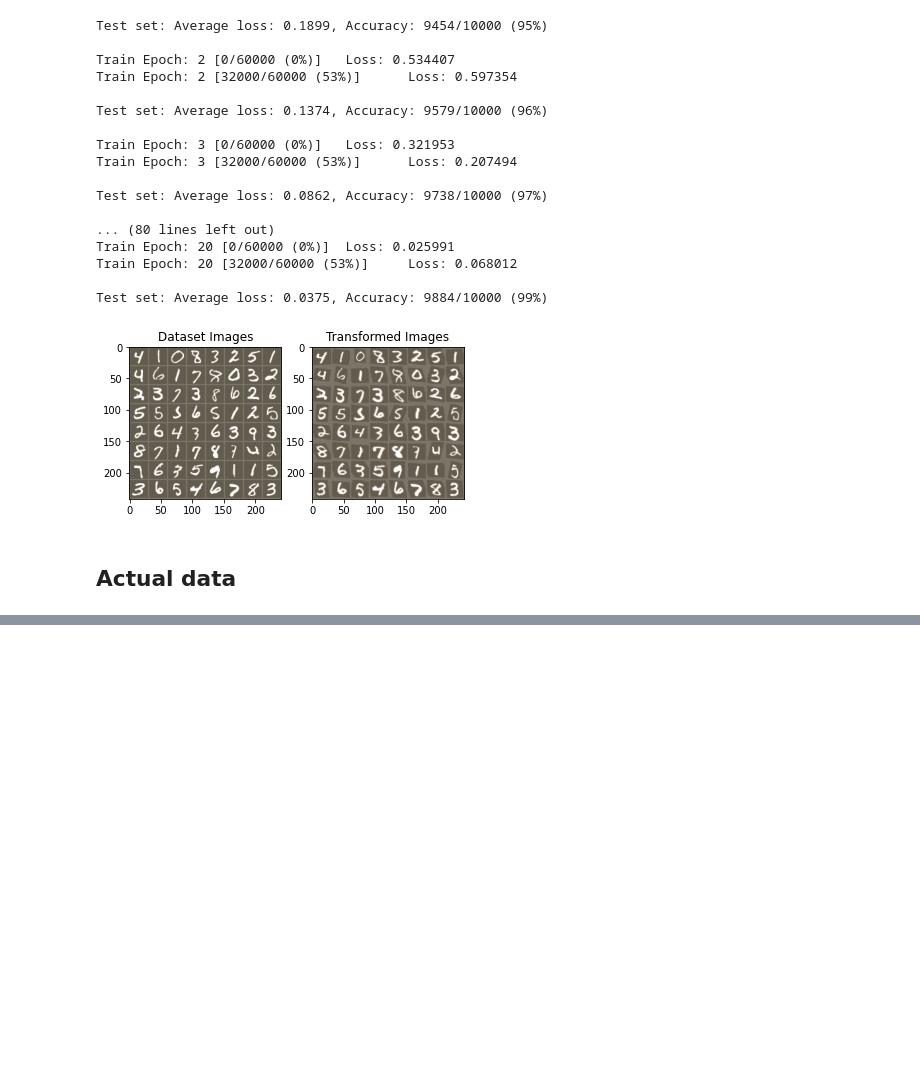
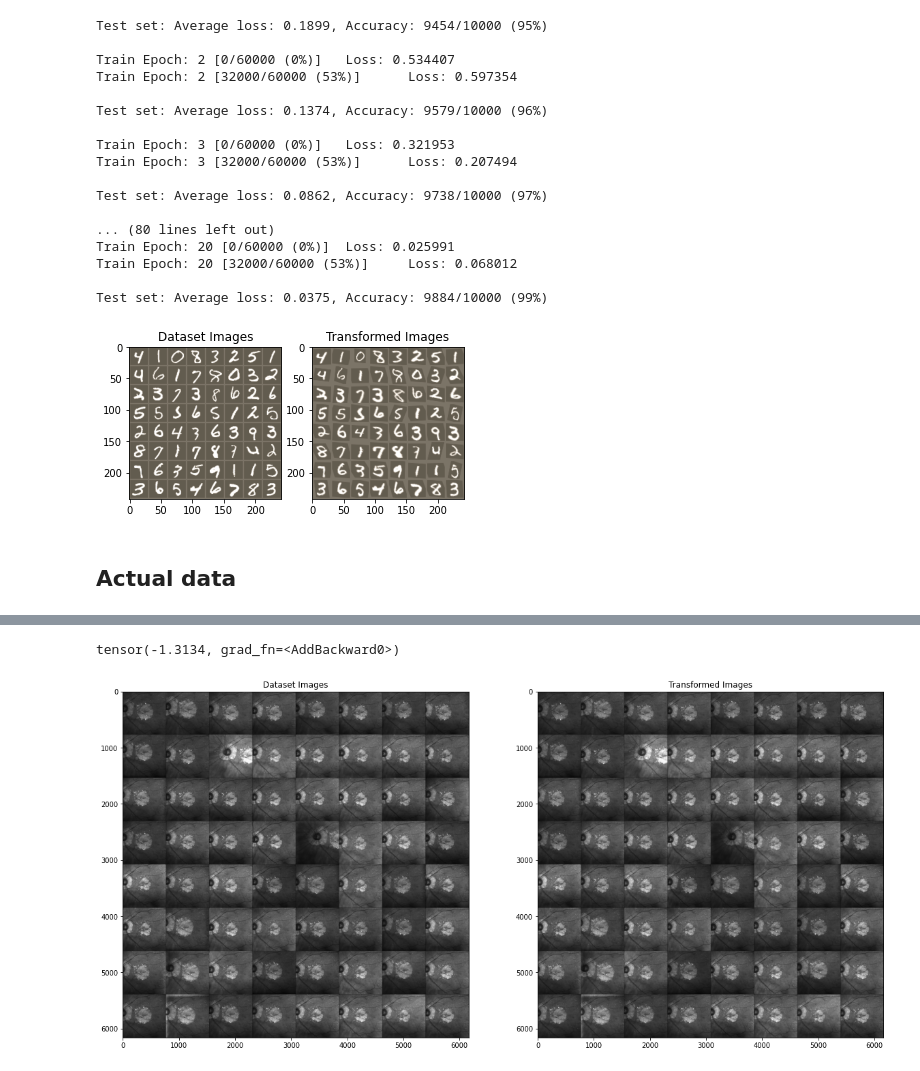
Before and after one commit to charlieoneill11/macuject_registration, a Jupyter notebook: notebooks/stn.ipynb, the cells around one changed output, grey strips where cells are left out. Cells and saved outputs as stored; diff of their text form; code cells hidden in the pictures; blank space fills up the shorter version.

```diff
--- a/notebooks/stn.ipynb
+++ b/notebooks/stn.ipynb
@@ -274,7 +295,7 @@ class Net(nn.Module):
 
         # Regressor for the 3 * 2 affine matrix
         self.fc_loc = nn.Sequential(
-            nn.Linear(22620160, 32),
+            nn.Linear(10 * 188 * 188, 32),
             nn.ReLU(True),
             nn.Linear(32, 3 * 2)
         )
@@ -286,27 +307,21 @@ class Net(nn.Module):
     # Spatial transformer network forward function
     def stn(self, x):
         xs = self.localization(x)
-        xs = xs.view(-1, 22620160)
+        xs = xs.view(-1, 10 * 188 * 188)
         theta = self.fc_loc(xs)
         theta = theta.view(-1, 2, 3)
-
         grid = F.affine_grid(theta, x.size())
         x = F.grid_sample(x, grid)
-
         return x
 
     def forward(self, x):
         # transform the input
         x = self.stn(x)
-
-        # Perform the usual forward pass
-        x = F.relu(F.max_pool2d(self.conv1(x), 2))
-        x = F.relu(F.max_pool2d(self.conv2_drop(self.conv2(x)), 2))
-        x = x.view(-1, 320)
-        x = F.relu(self.fc1(x))
-        x = F.dropout(x, training=self.training)
-        x = self.fc2(x)
-        return F.log_softmax(x, dim=1)
+        return x
 
 
 model = Net().to(device)
+# %%
+data = next(iter(train_loader))[0].to(device)
+data = data.unsqueeze(1)#.reshape(64, 1, 768, 768)
+data.shape
@@ -402,0 +423,50 @@ for i in range(n):
+# %%
+layer = model.localization
+
+sum_of_parameters = 0
+for parameter in layer.parameters():
+    sum_of_parameters += parameter.sum()
+print(sum_of_parameters)
+# %% [output]
+tensor(-1.3134, grad_fn=<AddBackward0>)
+# %%
+def convert_image_np(inp):
+    """Convert a Tensor to numpy image."""
+    inp = inp.numpy().transpose((1, 2, 0))
+    #mean = np.array([0.485, 0.456, 0.406])
+    #std = np.array([0.229, 0.224, 0.225])
+    #inp = std * inp + mean
+    inp = np.clip(inp, 0, 1)
+    return inp
+
+# We want to visualize the output of the spatial transformers layer
+# after the training, we visualize a batch of input images and
+# the corresponding transformed batch using STN.
+
+
+def visualize_stn():
+    with torch.no_grad():
+        # Get a batch of training data
+        data = next(iter(train_loader))[0].to(device)
+        #data = data[:5]
+        data = data.unsqueeze(1)
+        input_tensor = data.cpu()
+        transformed_input_tensor = model.stn(data).cpu()
+
+        in_grid = convert_image_np(
+            torchvision.utils.make_grid(input_tensor))
+
+        out_grid = convert_image_np(
+            torchvision.utils.make_grid(transformed_input_tensor))
+
+        # Plot the results side-by-side
+        f, axarr = plt.subplots(1, 2, figsize=(20, 20))
+        axarr[0].imshow(in_grid)
+        axarr[0].set_title('Dataset Images')
+
+        axarr[1].imshow(out_grid)
+        axarr[1].set_title('Transformed Images')
+
+visualize_stn()
+# %% [output]
+[figure, added]
```
Also changed, not shown: parts of 15 cells of this notebook, 8 other files.
